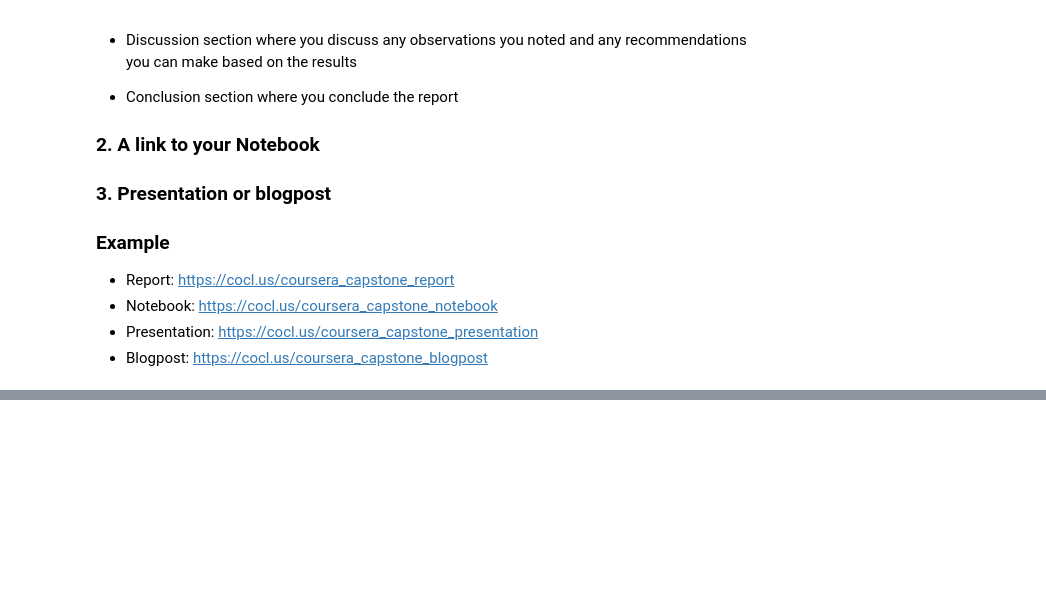
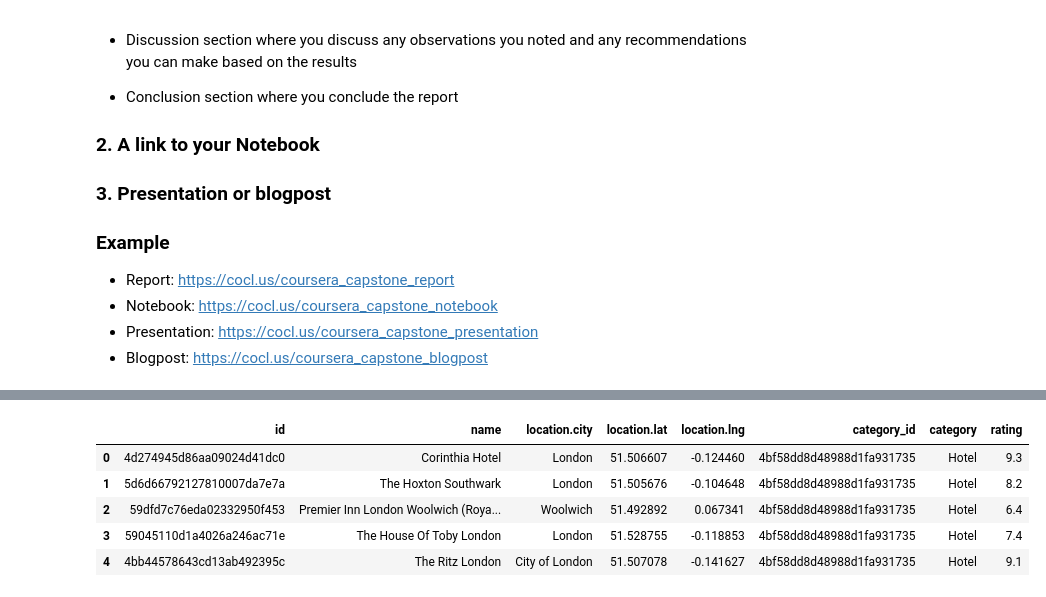
Before and after one commit to Dehyzz/IBM_Capstone, a Jupyter notebook: The_Battle_of_Neighborhoods.ipynb, the cells around one changed output, grey strips where cells are left out. Saved outputs shown, nothing was run; the diff lists cells and outputs as text; code cells hidden in the pictures; blank space fills up the shorter version.

```diff
--- a/The_Battle_of_Neighborhoods.ipynb
+++ b/The_Battle_of_Neighborhoods.ipynb
@@ -153,0 +247,11 @@ results
+# %%
+gd = 'drive/My Drive/Colab_disk/Hotels.csv'
+df = pd.read_csv(gd)
+df.head()
+# %% [output]
+|  | id | name | location.city | location.lat | location.lng | category_id | category | rating |
+| 0 | 4d274945d86aa09024d41dc0 | Corinthia Hotel | London | 51.506607 | -0.124460 | 4bf58dd8d48988d1fa931735 | Hotel | 9.3 |
+| 1 | 5d6d66792127810007da7e7a | The Hoxton Southwark | London | 51.505676 | -0.104648 | 4bf58dd8d48988d1fa931735 | Hotel | 8.2 |
+| 2 | 59dfd7c76eda02332950f453 | Premier Inn London Woolwich (Roya... | Woolwich | 51.492892 | 0.067341 | 4bf58dd8d48988d1fa931735 | Hotel | 6.4 |
+| 3 | 59045110d1a4026a246ac71e | The House Of Toby London | London | 51.528755 | -0.118853 | 4bf58dd8d48988d1fa931735 | Hotel | 7.4 |
+| 4 | 4bb44578643cd13ab492395c | The Ritz London | City of London | 51.507078 | -0.141627 | 4bf58dd8d48988d1fa931735 | Hotel | 9.1 |
```
Also changed, not shown: parts of 20 cells of this notebook.
